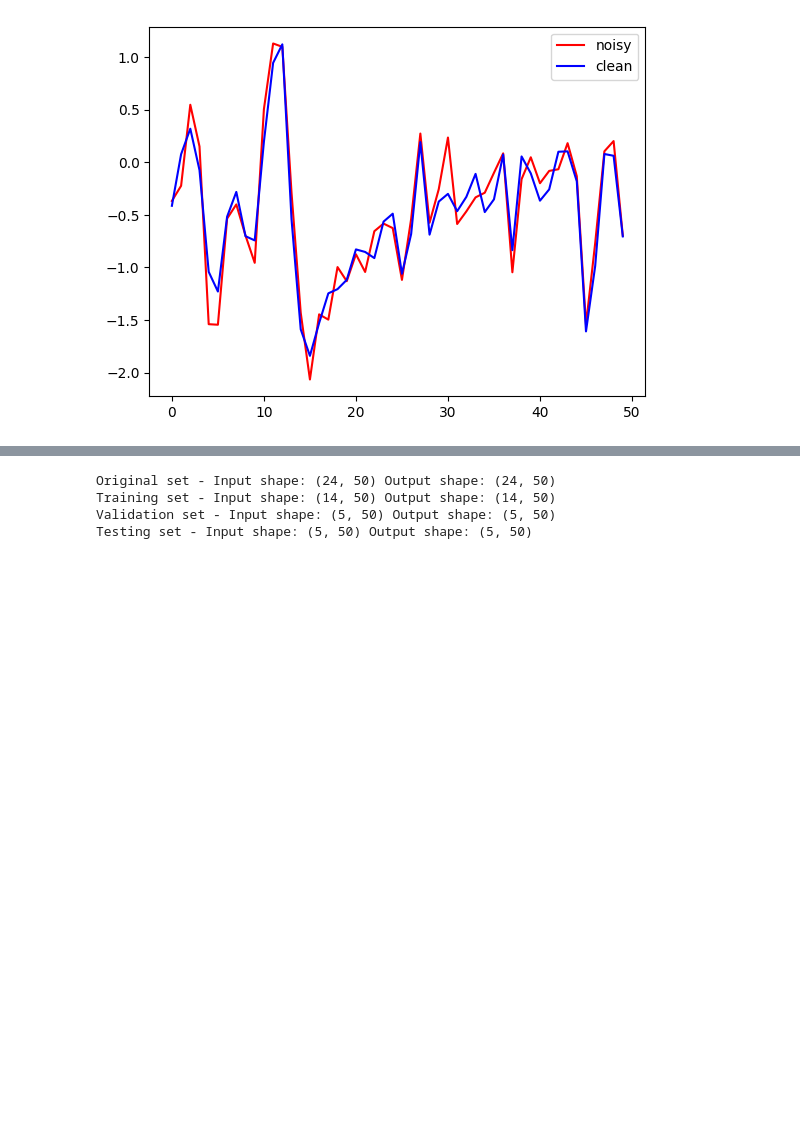
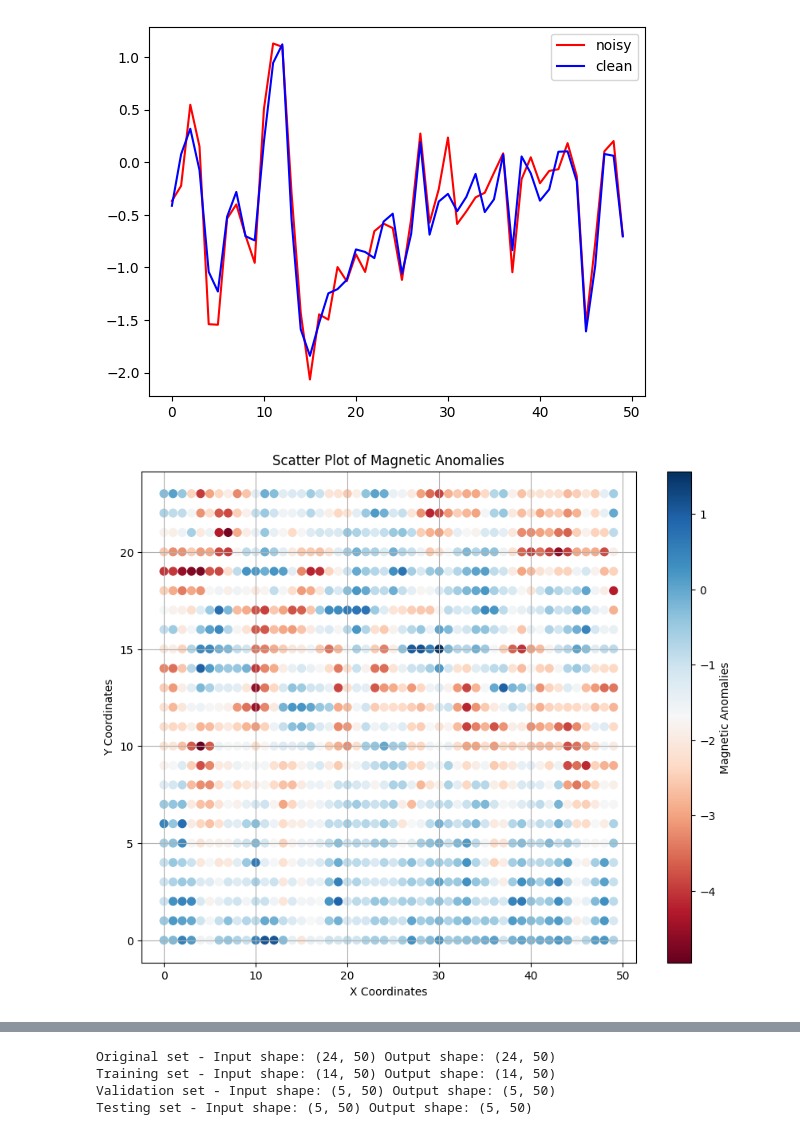
Before and after one commit to MuhammadOsmanFarooqui/msc-thesis, a Jupyter notebook: magnetic-noiseremoval.ipynb, the cells around one changed output, grey strips where cells are left out. Cells and saved outputs as stored; diff of their text form; code cells hidden in the pictures; blank space fills up the shorter version.

```diff
--- a/magnetic-noiseremoval.ipynb
+++ b/magnetic-noiseremoval.ipynb
@@ -70,3 +104,29 @@ plt.legend()
 # %% [output]
 <matplotlib.legend.Legend at 0x...>
 [figure]
+# %%
+# Convert grid data to DataFrame
+df = pd.DataFrame(noisy_data)
+import matplotlib.pyplot as plt
+
+# Assuming the provided data is in a DataFrame named df
+# Extracting magnetic anomalies from the DataFrame
+magnetic_anomalies = df.values
+
+# Generating x and y coordinates based on the shape of the magnetic anomalies array
+num_rows, num_cols = magnetic_anomalies.shape
+#x_coordinates = [581717.33, 581840.03 ]  # Replace [...] with your x coordinates
+#y_coordinates = [4277366.1, 4277481.2]  # Replace [...] with your y coordinates
+x_coordinates, y_coordinates = np.meshgrid(range(num_cols), range(num_rows))
+
+# Plot the scatter plot
+plt.figure(figsize=(10, 8))
+plt.scatter(x_coordinates, y_coordinates, c=magnetic_anomalies, cmap='RdBu', s=50, marker='o')
+plt.colorbar(label='Magnetic Anomalies')
+plt.xlabel('X Coordinates')
+plt.ylabel('Y Coordinates')
+plt.title('Scatter Plot of Magnetic Anomalies')
+plt.grid(True)
+plt.show()
+# %% [output]
+[figure, added]
```
Also changed, not shown: parts of 30 cells of this notebook.
